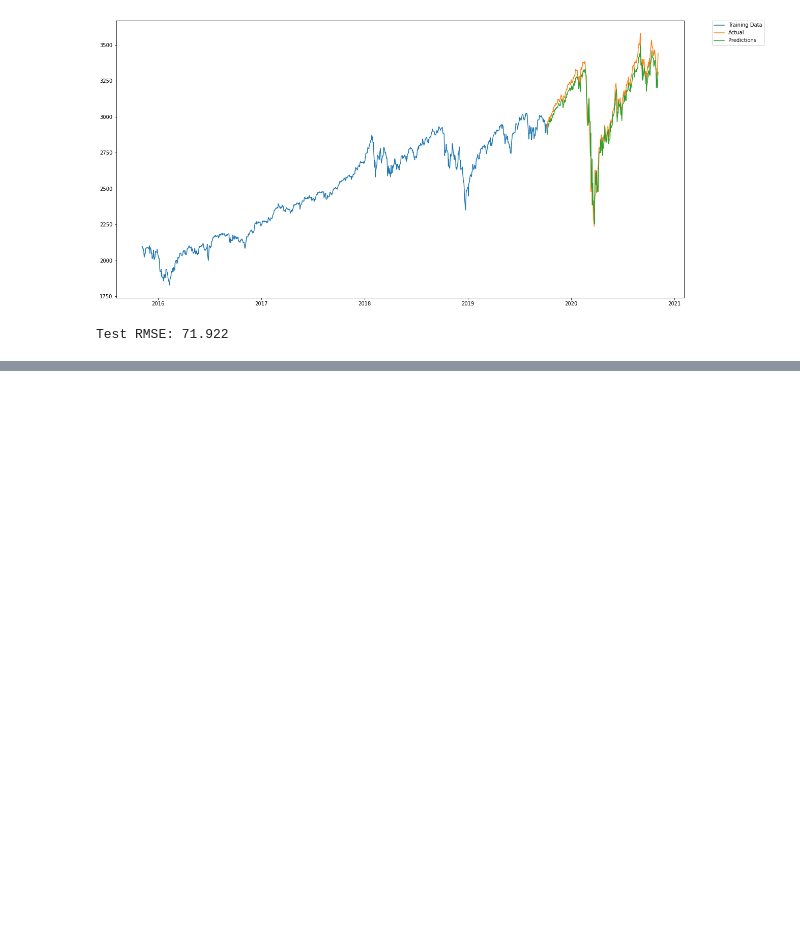
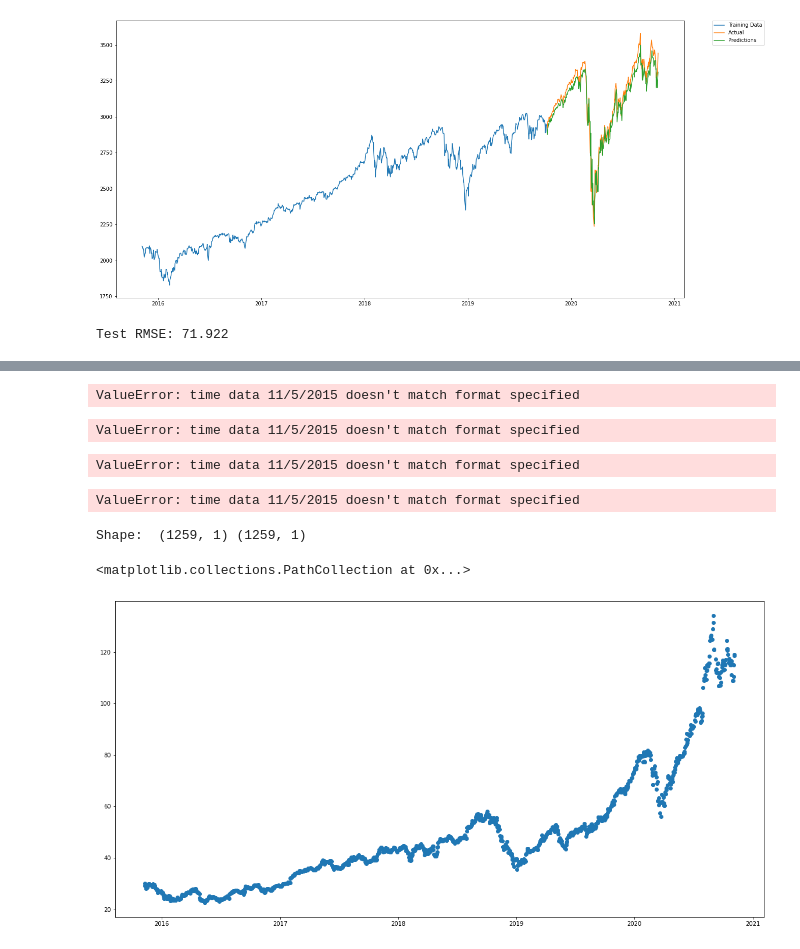
Before and after one commit to rjcline07/Final_Project, a Jupyter notebook: model.ipynb, the cells around one changed output, grey strips where cells are left out. Cells and saved outputs as stored; diff of their text form; code cells hidden in the pictures; blank space fills up the shorter version.

```diff
--- a/model.ipynb
+++ b/model.ipynb
@@ -234,3 +237,12 @@ rmse = sqrt(mean_squared_error(valid_data["Close"], predicted_closing_price))
 print('Test RMSE: %.3f' % rmse)
 # %% [output]
 Test RMSE: 71.922
+# %%
+#Repeating process for individual stocks
+
+AppleCSV = pd.read_csv('Resources/AAPL.csv')
+
+AppleCSV["Date"] = pd.to_datetime(AppleCSV.Date,format="%Y-%m-%d")
+AppleCSV.index = AppleCSV['Date']
+
+AppleCSV.head()
@@ -236,0 +267,45 @@ Test RMSE: 71.922
+# %%
+GoogleCSV = pd.read_csv('Resources/GOOG.csv')
+
+GoogleCSV["Date"] = pd.to_datetime(GoogleCSV.Date,format="%Y-%m-%d")
+GoogleCSV.index = GoogleCSV['Date']
+
+GoogleCSV.head()
+# %% [output]
+ValueError: time data 11/5/2015 doesn't match format specified
+# %%
+TeslaCSV = pd.read_csv('Resources/TSLA.csv')
+
+TeslaCSV["Date"] = pd.to_datetime(TeslaCSV.Date,format="%Y-%m-%d")
+TeslaCSV.index = TeslaCSV['Date']
+
+TeslaCSV.head()
+# %% [output]
+ValueError: time data 11/5/2015 doesn't match format specified
+# %%
+MicrosoftCSV = pd.read_csv('Resources/MSFT.csv')
+
+MicrosoftCSV["Date"] = pd.to_datetime(MicrosoftCSV.Date,format="%Y-%m-%d")
+MicrosoftCSV.index = MicrosoftCSV['Date']
+
+MicrosoftCSV.head()
+# %% [output]
+ValueError: time data 11/5/2015 doesn't match format specified
+# %%
+BPCSV = pd.read_csv('Resources/BP.csv')
+
+BPCSV["Date"] = pd.to_datetime(BPCSV.Date,format="%Y-%m-%d")
+BPCSV.index = BPCSV['Date']
+
+BPCSV.head()
+# %% [output]
+ValueError: time data 11/5/2015 doesn't match format specified
+# %%
+AppleX = AppleCSV.Date.values.reshape(-1, 1)
+Appley = AppleCSV.Close.values.reshape(-1, 1)
+print("Shape: ", AppleX.shape, Appley.shape)
+plt.scatter(AppleX, Appley)
+# %% [output]
+Shape:  (1259, 1) (1259, 1)
+<matplotlib.collections.PathCollection at 0x...>
+[figure, added]
```
Also changed, not shown: parts of 43 cells of this notebook, 12 other files.
